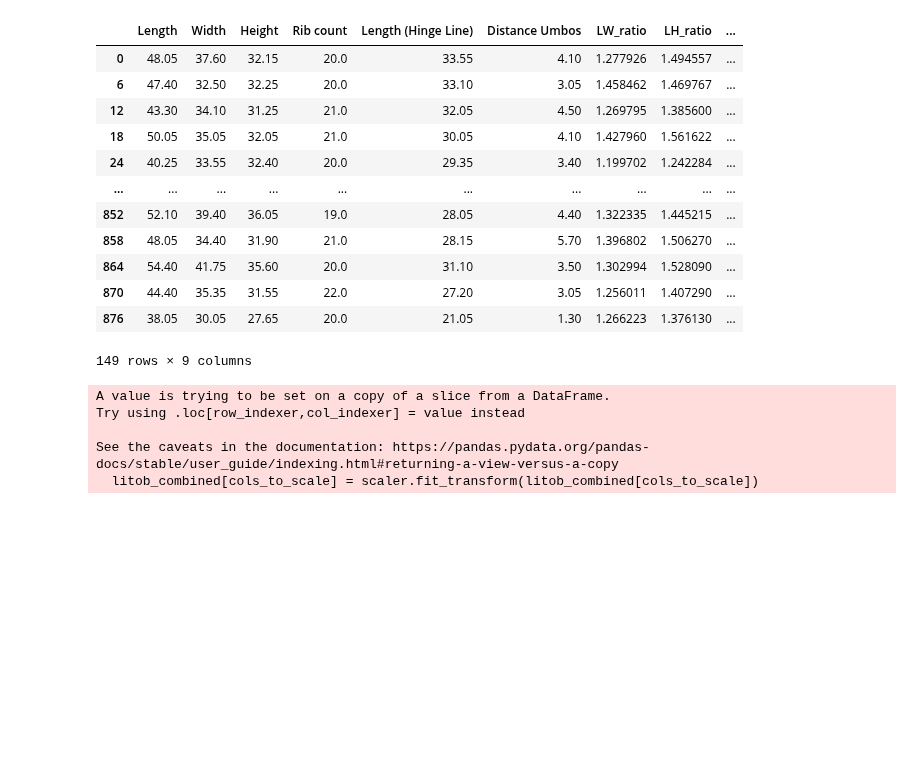
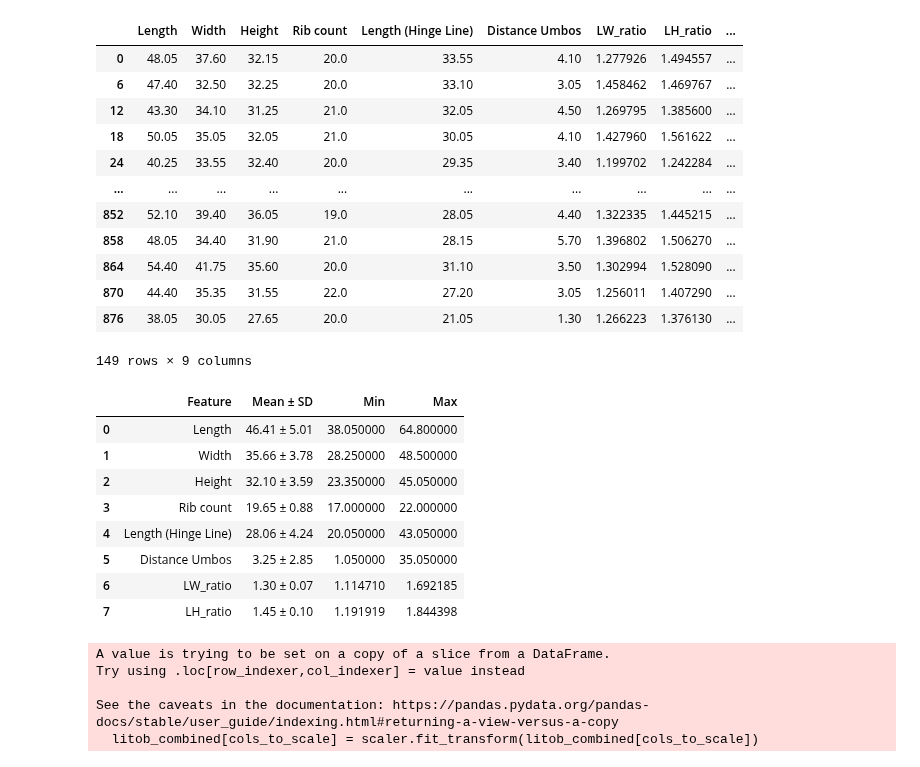
Before and after one commit to Geez-l/litoX, a Jupyter notebook: litoX_preprocessing.ipynb, the cells around one changed output. Saved outputs shown, nothing was run; the diff lists cells and outputs as text; code cells hidden in the pictures; blank space fills up the shorter version.

```diff
--- a/litoX_preprocessing.ipynb
+++ b/litoX_preprocessing.ipynb
@@ -204,6 +204,33 @@ litob_combined
 | 870 | 44.40 | 35.35 | 31.55 | 22.0 | 27.20 | 3.05 | 1.256011 | 1.407290 | ... |
 | 876 | 38.05 | 30.05 | 27.65 | 20.0 | 21.05 | 1.30 | 1.266223 | 1.376130 | ... |
 149 rows × 9 columns
+# %%
+def generate_stats_table(df):
+    stats_data = []
+    for col in df.columns:
+        if col != 'Label':  # Exclude the 'Label' column
+            mean = df[col].mean()
+            std = df[col].std()
+            min_val = df[col].min()
+            max_val = df[col].max()
+            stats_data.append([col, f"{mean:.2f} ± {std:.2f}", min_val, max_val])
+
+    stats_df = pd.DataFrame(stats_data, columns=["Feature", "Mean ± SD", "Min", "Max"])
+    return stats_df
+
+# Example usage:
+stats_table = generate_stats_table(litob_combined)
+stats_table
+# %% [output]
+|  | Feature | Mean ± SD | Min | Max |
+| 0 | Length | 46.41 ± 5.01 | 38.050000 | 64.800000 |
+| 1 | Width | 35.66 ± 3.78 | 28.250000 | 48.500000 |
+| 2 | Height | 32.10 ± 3.59 | 23.350000 | 45.050000 |
+| 3 | Rib count | 19.65 ± 0.88 | 17.000000 | 22.000000 |
+| 4 | Length (Hinge Line) | 28.06 ± 4.24 | 20.050000 | 43.050000 |
+| 5 | Distance Umbos | 3.25 ± 2.85 | 1.050000 | 35.050000 |
+| 6 | LW_ratio | 1.30 ± 0.07 | 1.114710 | 1.692185 |
+| 7 | LH_ratio | 1.45 ± 0.10 | 1.191919 | 1.844398 |
 # %%
 from sklearn.preprocessing import MinMaxScaler
 
```
